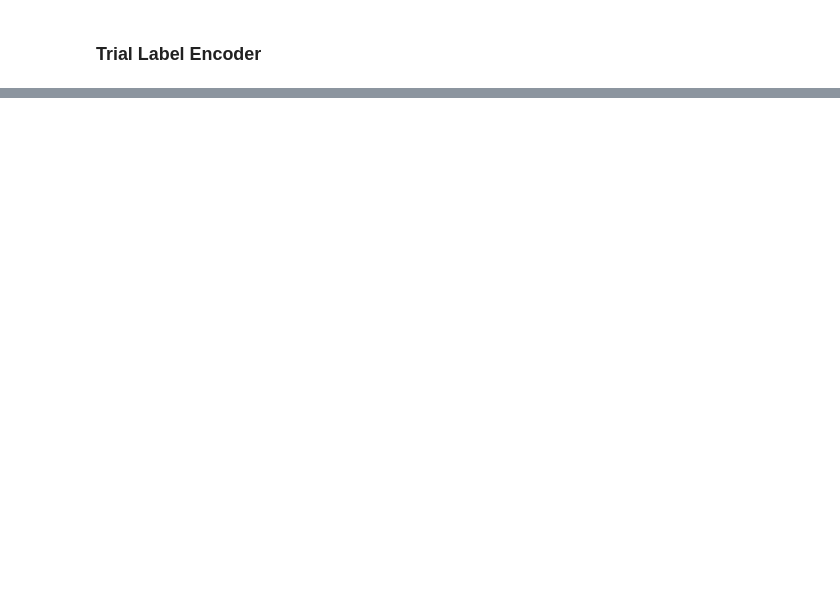
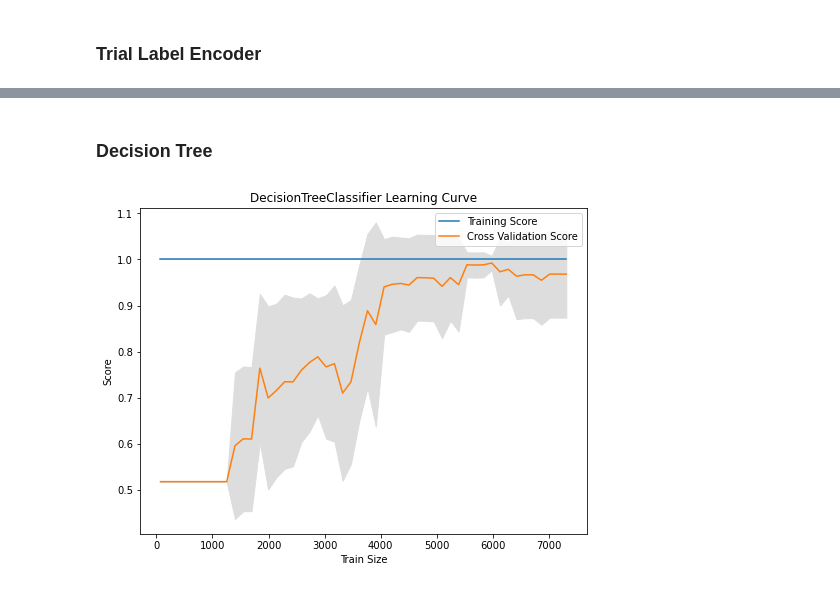
Before and after one commit to royandhika/classification-mushroom, a Jupyter notebook: classification.ipynb, the cells around one changed output, grey strips where cells are left out. Cells and saved outputs as stored; diff of their text form; code cells hidden in the pictures; blank space fills up the shorter version.

Commit message:
update validation

```diff
--- a/classification.ipynb
+++ b/classification.ipynb
@@ -460,0 +475,28 @@ Cross-val using KFold (5-folds):
+# %%
+from sklearn.model_selection import learning_curve
+
+def learncurve(model) :
+    train_sizes, train_scores, test_scores = learning_curve(model, X, y, cv = 10, train_sizes = np.linspace(0.01, 1.0, 50), n_jobs = -1)
+    train_mean = np.mean(train_scores, axis = 1)
+    train_std = np.std(train_scores, axis = 1)
+    test_mean = np.mean(test_scores, axis = 1)
+    test_std = np.std(test_scores, axis = 1)
+
+    plt.figure(figsize = (8,6))
+    plt.plot(train_sizes, train_mean, label = "Training Score")
+    plt.plot(train_sizes, test_mean, label = "Cross Validation Score")
+
+    plt.fill_between(train_sizes, train_mean-train_std, train_mean+train_std, color = '#DDDDDD')
+    plt.fill_between(train_sizes, test_mean-test_std, test_mean+test_std, color = '#DDDDDD')
+
+    plt.title(f"{str(model)[0:-2]} Learning Curve")
+    plt.xlabel('Train Size')
+    plt.ylabel('Score')
+    plt.legend()
+    plt.show()
+# %% [markdown]
+### Decision Tree
+# %%
+learncurve(DecisionTreeClassifier())
+# %% [output]
+[figure, added]
```
Also changed, not shown: parts of 26 cells of this notebook, 6 other files.
